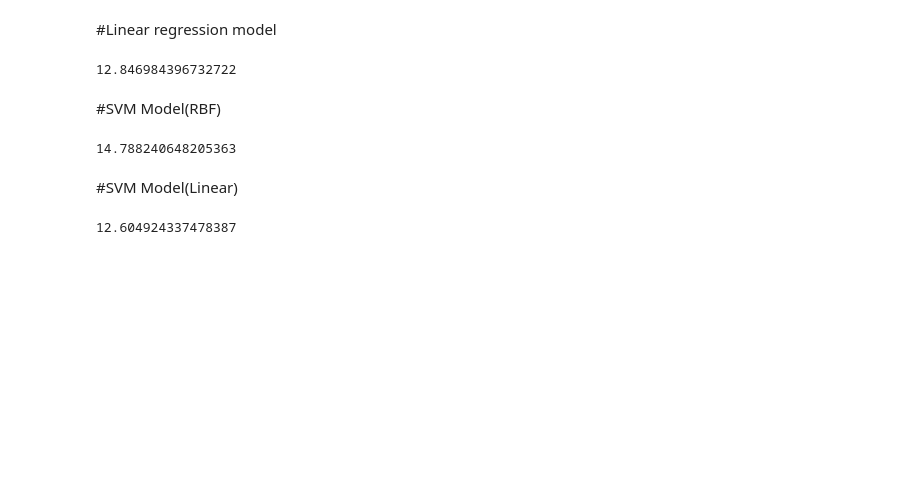
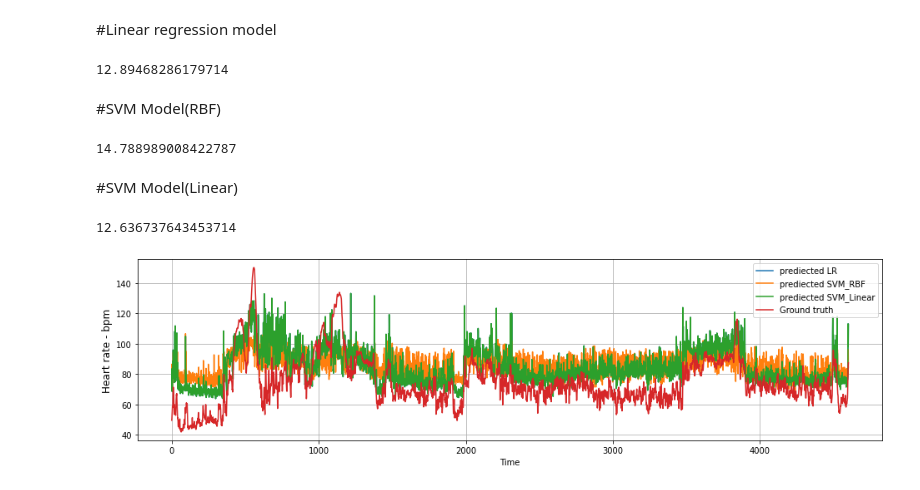
Before and after one commit to KangleSun/PPG, a Jupyter notebook: baseline_cal.ipynb, the cells around one changed output. Cells and saved outputs as stored; diff of their text form; code cells hidden in the pictures; blank space fills up the shorter version.

Commit message:
plot

```diff
--- a/baseline_cal.ipynb
+++ b/baseline_cal.ipynb
@@ -26,7 +73,7 @@ data
 | 64696 | 80.853007 | 0.892864 | 0.013154 | -0.226432 | -0.002727 | 0.611511 | ... |
 64697 rows × 43 columns
 # %%
-data.drop(columns = ['WEIGHT','Gender', 'AGE', 'HEIGHT', 'SKIN', 'SPORT', 'Activity','Subject' ], inplace = True)
+train_data = data.drop(columns = ['WEIGHT','Gender', 'AGE', 'HEIGHT', 'SKIN', 'SPORT', 'Activity','Subject','Rpeaks' ], inplace = False)
 # %%
-y = data['label']
-X = data.drop(columns = ['label'],inplace = False)
+y = train_data['label']
+X = train_data.drop(columns = ['label'],inplace = False)
@@ -57,7 +120,7 @@ X.astype(np.float32)
 # %% [markdown]
 #Linear regression model
 # %%
-from sklearn.metrics import mean_absolute_error, mean_squared_error
+from sklearn.metrics import mean_absolute_error
 from sklearn.linear_model import LinearRegression
 regressor_LR = LinearRegression()
 regressor_LR.fit(X_train, y_train)
@@ -66,26 +129,39 @@ y_pred_LR = regressor_LR.predict(X_val)
 mae_LR = mean_absolute_error(y_val, y_pred_LR)
 mae_LR
 # %% [output]
-12.846984396732722
+12.89468286179714
 # %% [markdown]
 #SVM Model(RBF)
 # %%
 #support vector machine
 from sklearn.svm import SVR
-regressor_RBF = SVR(kernel = 'rbf')
-regressor_RBF.fit(X_train, y_train)
-y_pred_RBF = regressor_RBF.predict(X_val)
+SVM_RBF = SVR(kernel = 'rbf')
+SVM_RBF.fit(X_train, y_train)
+y_pred_RBF = SVM_RBF.predict(X_val)
 mae_RBF = mean_absolute_error(y_val, y_pred_RBF)
 mae_RBF
 # %% [output]
-14.788240648205363
+14.788989008422787
 # %% [markdown]
 #SVM Model(Linear)
 # %%
-regressor_Linear = SVR(kernel="linear")
-regressor_Linear.fit(X_train, y_train)
-y_pred_Linear = regressor_Linear.predict(X_val)
+SVM_Linear = SVR(kernel="linear")
+SVM_Linear.fit(X_train, y_train)
+y_pred_Linear = SVM_Linear.predict(X_val)
 mae_Linear = mean_absolute_error(y_val, y_pred_Linear)
 mae_Linear
 # %% [output]
-12.604924337478387
+12.636737643453714
+# %%
+plt.figure(figsize=(16,4))
+plt.grid(True)
+plt.plot( regressor_LR.predict(S1_X), label = 'prediected LR')
+plt.plot( SVM_RBF.predict(S1_X), label = 'prediected SVM_RBF')
+plt.plot( regressor_LR.predict(S1_X), label = 'prediected SVM_Linear')
+plt.plot( S1_y, label = 'Ground truth')
+plt.legend()
+plt.ylabel('Heart rate - bpm', fontsize=12)
+plt.xlabel('Time')
+plt.show()
+# %% [output]
+[figure, added]
```
Also changed, not shown: parts of 4 cells of this notebook.
